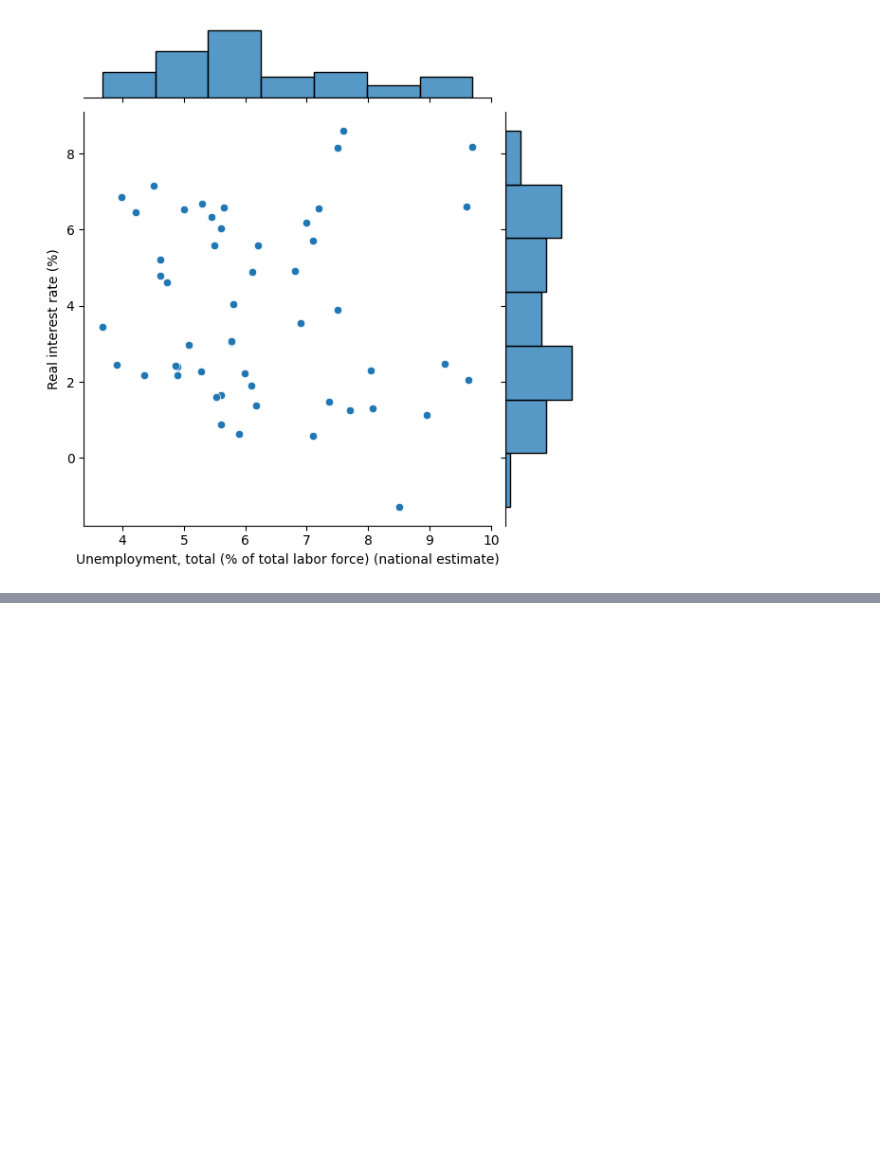
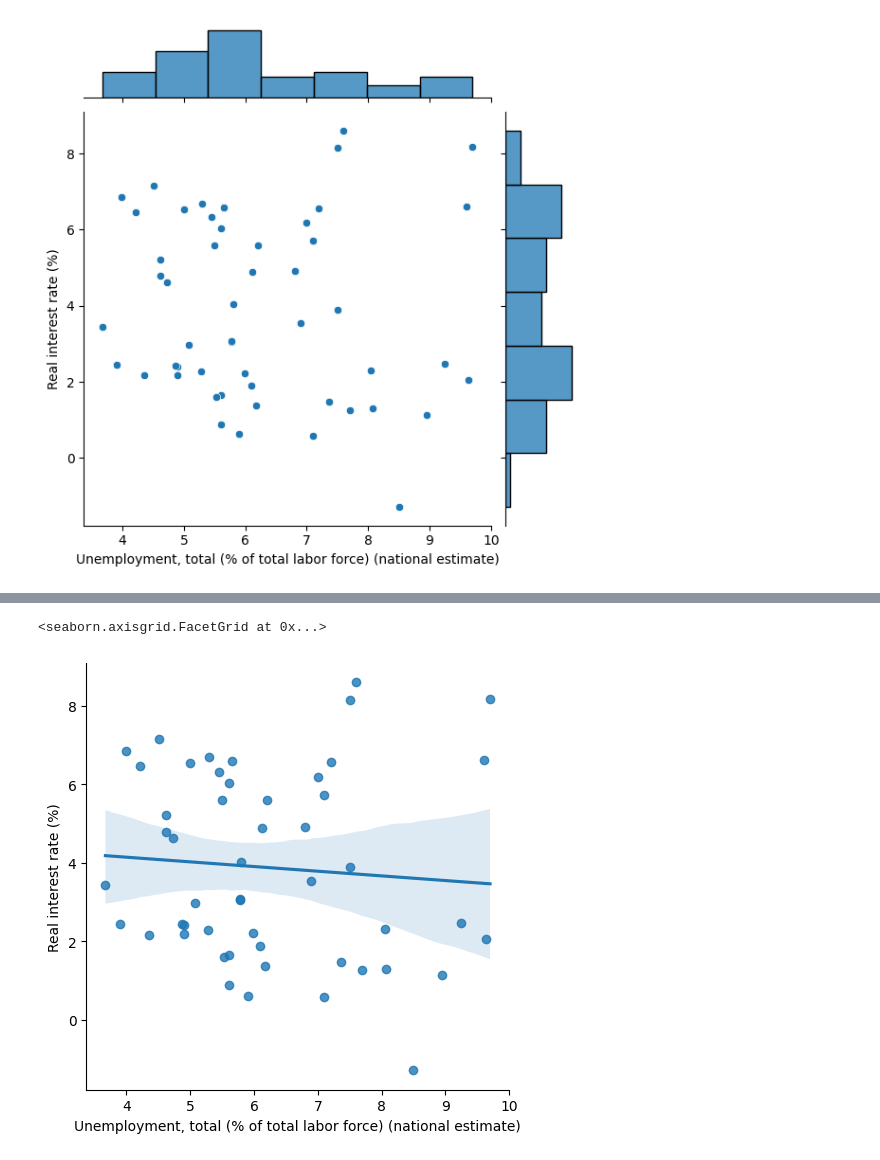
Before and after one commit to tylerchg/Personal-Project, a Jupyter notebook: Project 1/Codes for Project 1.ipynb, the cells around one changed output, grey strips where cells are left out. Drawn from its saved outputs; the diff is of its cells as text; code cells hidden in the pictures; blank space fills up the shorter version.

```diff
--- a/Project 1/Codes for Project 1.ipynb
+++ b/Project 1/Codes for Project 1.ipynb
@@ -470,0 +471,6 @@ sns.pairplot(f_data2, hue = "Real interest rate (%)")
+# %%
+# Fitting basic statistical models
+sns.lmplot(x = "Unemployment, total (% of total labor force) (national estimate)", y = "Real interest rate (%)", data = f_data2)
+# %% [output]
+<seaborn.axisgrid.FacetGrid at 0x...>
+[figure, added]
```
Also changed, not shown: parts of 7 cells of this notebook, 1 other file.
